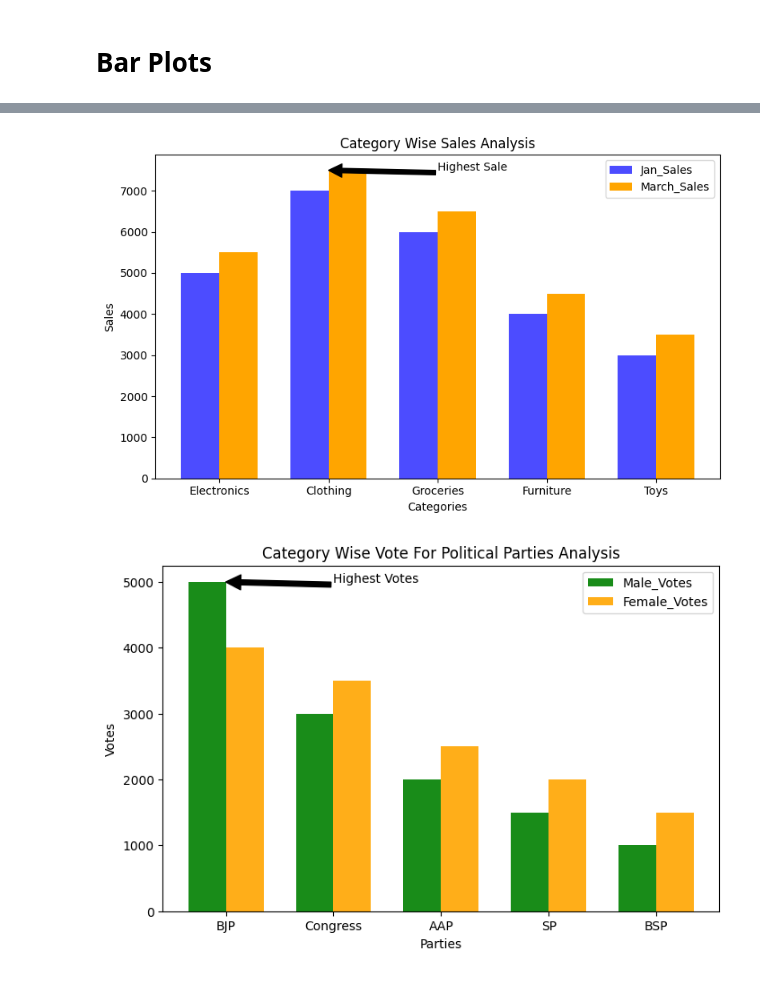
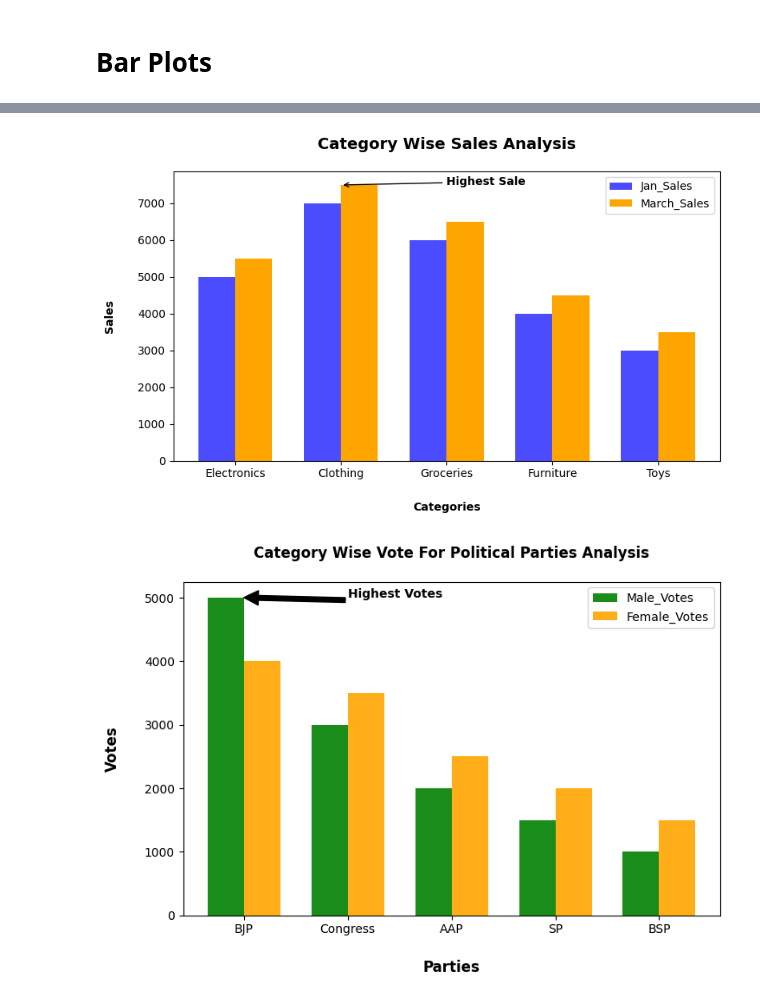
Before and after one commit to pratiksha-2410/Matplotlib-Charts, a Jupyter notebook: Line Plots.ipynb, the cells around one changed output, grey strips where cells are left out. Saved outputs shown, nothing was run; the diff lists cells and outputs as text; code cells hidden in the pictures.

```diff
--- a/Line Plots.ipynb
+++ b/Line Plots.ipynb
@@ -239,46 +245,46 @@ plt.figure(figsize=(8,5))
 plt.bar(x - width/2, Jan_Sales, width=width, color='blue', label='Jan_Sales',alpha=0.7)
 plt.bar(x + width/2, March_Sales, width=width, color='orange', label='March_Sales')
 
-plt.title('Category Wise Sales Analysis')
-plt.xlabel('Categories')
-plt.ylabel('Sales')
+plt.title('Category Wise Sales Analysis',fontweight='bold',fontsize=14,pad=20)
+plt.xlabel('Categories',fontweight='bold',labelpad=20)
+plt.ylabel('Sales',fontweight='bold',labelpad=20)
 
 plt.xticks(x, Categories)
 plt.legend()
 
 # annotation
 plt.annotate('Highest Sale', xy=(1,7500), xytext=(2,7500),
-             arrowprops=dict(facecolor='black'))
+             arrowprops=dict(arrowstyle='->', facecolor='black'),fontweight='bold')
 
 plt.tight_layout()
 plt.show()
 # %% [output]
-[figure, old version]
+[figure, new version]
 # %%
 # Category Wise VOte For Political Parties Analysis
 
 Parties = ['BJP','Congress','AAP','SP','BSP']
 Male_Votes = [5000,3000,2000,1500,1000]
 Female_Votes = [4000,3500,2500,2000,1500]
 
 x = np.arange(len(Parties))
 width = 0.35
 
 plt.figure(figsize=(8,5))
 
 plt.bar(x - width/2,Male_Votes,width=width,color='green',alpha=0.9)
 plt.bar(x + width/2,Female_Votes,width=width,color='orange',alpha=0.9)
-plt.title('Category Wise Vote For Political Parties Analysis')
-plt.xlabel('Parties')
-plt.ylabel('Votes')
+plt.title('Category Wise Vote For Political Parties Analysis',fontweight='bold',pad=20)
+plt.xlabel('Parties',fontweight='bold',labelpad=20,fontsize=12)
+plt.ylabel('Votes',fontweight='bold',labelpad=20,fontsize=12)
 plt.legend(['Male_Votes', 'Female_Votes'])
 
 # Annotation For Highest Votes
-plt.annotate('Highest Votes',xy=(0,5000),xytext=(1,5000),arrowprops=dict(facecolor='black'))
+plt.annotate('Highest Votes',xy=(0,5000),xytext=(1,5000),arrowprops=dict(facecolor='black'),fontweight='bold')
 
 plt.xticks(x,Parties)
 plt.savefig('Category Wise Vote For Political Parties Analysis Bar Plot.png')
 plt.show()
 # %% [output]
-[figure, old version]
+[figure, new version]
 # %%
```
Also changed, not shown: parts of 12 cells of this notebook, 12 other files.
